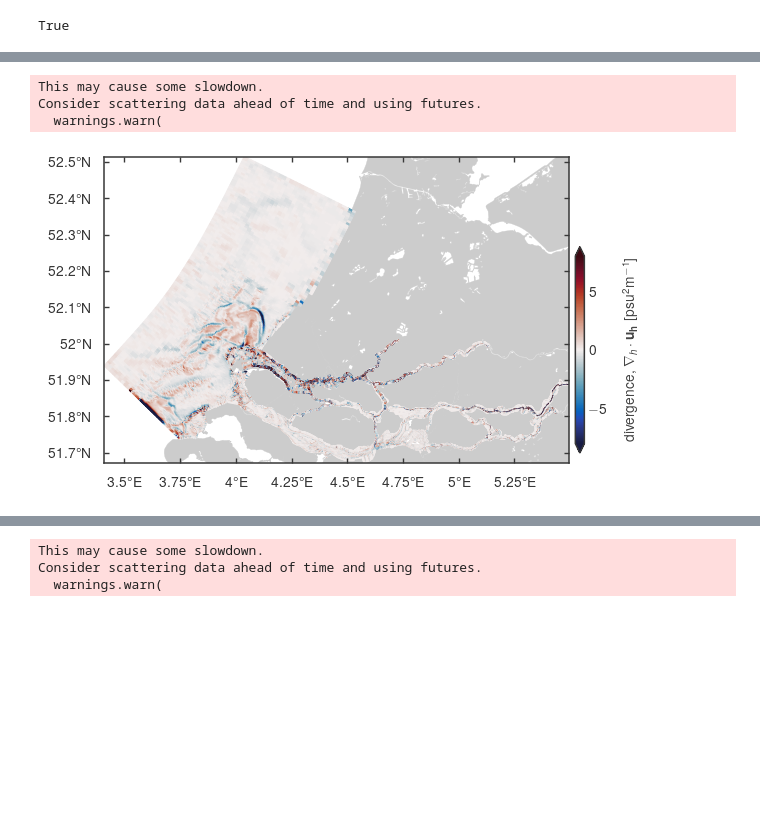
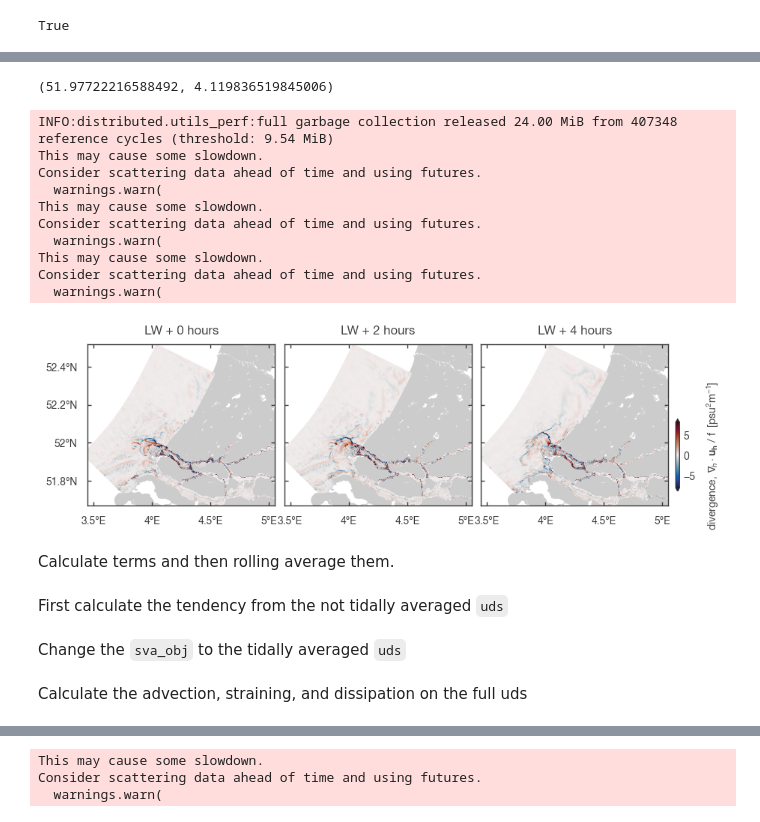
Before and after one commit to mgeraeds/pysva, a Jupyter notebook: notebooks/01_testing.ipynb, the cells around one changed output, grey strips where cells are left out. Drawn from its saved outputs; the diff is of its cells as text; code cells hidden in the pictures; blank space fills up the shorter version.

```diff
--- a/notebooks/01_testing.ipynb
+++ b/notebooks/01_testing.ipynb
@@ -150,3 +141,5 @@ uds = data_xr
+# %%
+uds = data_xr.sel(time=slice('2019-08-01 00:00', '2019-08-31 23:00'))#.rolling(time=12, center=True).mean()
 # %%
 uds.ugrid.set_crs("EPSG:28992")
 uds = uds.ugrid.to_crs('WGS84')
@@ -183,6 +156,8 @@ uds['mesh2d_sa1'] = uds['mesh2d_sa1'].where(uds['mesh2d_sa1'] < 35, np.nan)
 # %%
 import xugrid as xu
 import matplotlib.pyplot as plt
+# %%
+uds = uds[["mesh2d_au","mesh2d_s1","mesh2d_vol1","mesh2d_ucx","mesh2d_ucy","mesh2d_ucz","mesh2d_vicwwu","mesh2d_sa1","mesh2d_flowelem_zcc","mesh2d_flowelem_zw", "mesh2d_node_z"]]
 # %%
 sva_obj = constructorSVA(uds, data_description)
 # %%
@@ -217,16 +174,0 @@ cb.set_label(f'{tracer_string}', labelpad=10)
-# %%
-fig, ax = plt.subplots(FigureClass=GeneralPlot, figsize=(7.5, 6.25))
-bg = plot_basic_background(ax=ax, crs='WGS84', zorder=0)
-pc = uds['mesh2d_flowelem_bl'].ugrid.plot(cmap=cmo.topo, add_labels=False, add_colorbar=False)
-# pc=(div).isel(time=20, mesh2d_nLayers=45).ugrid.sel(x=slice(45_000, 85_000), y=slice(450_000, 480_000)).ugrid.plot(extend='both', cmap=cmo.balance, zorder=1, add_labels=False, add_colorbar=False)
-
-# add colorbar
-cax = fig.add_axes([ax.get_position().x1 + 0.01, ax.get_position().y0 + 0.02, 0.015, ax.get_position().height - 0.2])
-cax.tick_params(axis=u'both', which=u'both', length=0)
-
-# cbar limits + others
-cb = plt.colorbar(pc, cax=cax, extend='both')
-tracer_string = r"water depth [m + NAP]"
-cb.set_label(f'{tracer_string}', labelpad=10)
-# cb.ax.tick_params(labelsize=9)
-plt.savefig(r'rmd_bathymetry.pdf', format='pdf', bbox_inches="tight")
@@ -274,0 +203,4 @@ div = ucy_grad.isel(mesh2d_nCartesian_coords=1) + ucx_grad.isel(mesh2d_nCartesia
+# %%
+hoek_location
+# %% [output]
+(51.97722216588492, 4.119836519845006)
@@ -277,20 +216,56 @@ f = 2 * 7.2921E-5 * np.sin(51.92651)
 # %%
-fig, ax = plt.subplots(FigureClass=GeneralPlot, figsize=(6,5))
-bg = plot_basic_background(ax=ax, crs='WGS84', zorder=0)
-pc = (div/f).isel(mesh2d_nLayers=35, time=10).ugrid.plot(vmin=-8, vmax=8, cmap=cmo.balance, add_labels=False, add_colorbar=False)
-# pc=(div).isel(time=20, mesh2d_nLayers=45).ugrid.sel(x=slice(45_000, 85_000), y=slice(450_000, 480_000)).ugrid.plot(extend='both', cmap=cmo.balance, zorder=1, add_labels=False, add_colorbar=False)
+fig, axs = plt.subplots(1,3, FigureClass=GeneralPlot, figsize=(10, 5), sharey=True)
+times = [0, 2, 4]
+
+for t, ax in zip(times, axs):
+    bg = plot_basic_background(ax=ax, crs='WGS84', zorder=0)
+    pc = (div/f).isel(mesh2d_nLayers=35, time=t).ugrid.plot(ax=ax, vmin=-8, vmax=8, cmap=cmo.balance, add_labels=False, add_colorbar=False)
+    # pc=(div).isel(time=20, mesh2d_nLayers=45).ugrid.sel(x=slice(45_000, 85_000), y=slice(450_000, 480_000)).ugrid.plot(extend='both', cmap=cmo.balance, zorder=1, add_labels=False, add_colorbar=False)
+
+    ax.set_xlim(3.55, 4.95)
+    ax.set_title(f'LW + {t} hours')
 
 # add colorbar
-cax = fig.add_axes([ax.get_position().x1 + 0.01, ax.get_position().y0 + 0.02, 0.015, ax.get_position().height - 0.2])
+cax = fig.add_axes([axs[-1].get_position().x1 + 0.01, axs[-1].get_position().y0 + 0.02, 0.005, axs[-1].get_position().height - 0.2])
 cax.tick_params(axis=u'both', which=u'both', length=0)
 
 # cbar limits + others
 cb = plt.colorbar(pc, cax=cax, extend='both')
-tracer_string = r"divergence, $\nabla_h \cdot \mathbf{u_h}$ [psu$^2$m$^{-1}$]"
+tracer_string = r"divergence, $\nabla_h \cdot \mathbf{u_h}$ / f  [psu$^2$m$^{-1}$]"
 cb.set_label(f'{tracer_string}', labelpad=10)
 # cb.ax.tick_params(labelsize=9)
+plt.subplots_adjust(wspace=0.05, hspace=0.05)
+
+# add inset ax
+# inset_ax = inset_axes(ax, width="30%", height=0.65, loc="upper right", borderpad=1)
+# inset_ax.plot(np.arange(0, len(wl.time)), wl)
+# inset_ax.scatter(t, wl.isel(time=t))
+# inset_ax.xaxis.set_major_locator(ticker.MultipleLocator(2))
+# inset_ax.xaxis.set_minor_locator(ticker.MultipleLocator(1))
+# inset_ax.set_xlabel('hours after LW', fontsize=8, labelpad=0.5)
+# inset_ax.set_ylabel('$H$ [m + NAP]', fontsize=8, labelpad=0.5)
+# inset_ax.tick_params(
+#     axis='both',       # changes apply to the both axes
+#     which='both',      # both major and minor ticks are affected
+#     left=True,
+#     bottom=True,      # ticks along the bottom edge are off
+#     top=False,
+#     right=False,      # ticks along the top edge are off
+#     labelbottom=True,
+#     labelsize=8)
 # %% [output]
+INFO:distributed.utils_perf:full garbage collection released 24.00 MiB from 407348 reference cycles (threshold: 9.54 MiB)
 This may cause some slowdown.
 Consider scattering data ahead of time and using futures.
   warnings.warn(
+This may cause some slowdown.
+Consider scattering data ahead of time and using futures.
+  warnings.warn(
+This may cause some slowdown.
+Consider scattering data ahead of time and using futures.
+  warnings.warn(
-[figure, old version]
+[figure, new version]
+# %% [markdown]
+Calculate terms and then rolling average them.
+# %% [markdown]
+First calculate the tendency from the not tidally averaged `uds`
@@ -296,0 +276,2 @@ Consider scattering data ahead of time and using futures.
+# %% [markdown]
+Change the `sva_obj` to the tidally averaged `uds`
@@ -297,3 +281,5 @@ Consider scattering data ahead of time and using futures.
+# %% [markdown]
+Calculate the advection, straining, and dissipation on the full uds
 # %%
 straining = sva_obj.straining
 # %% [output]
```
Also changed, not shown: parts of 37 cells of this notebook.
